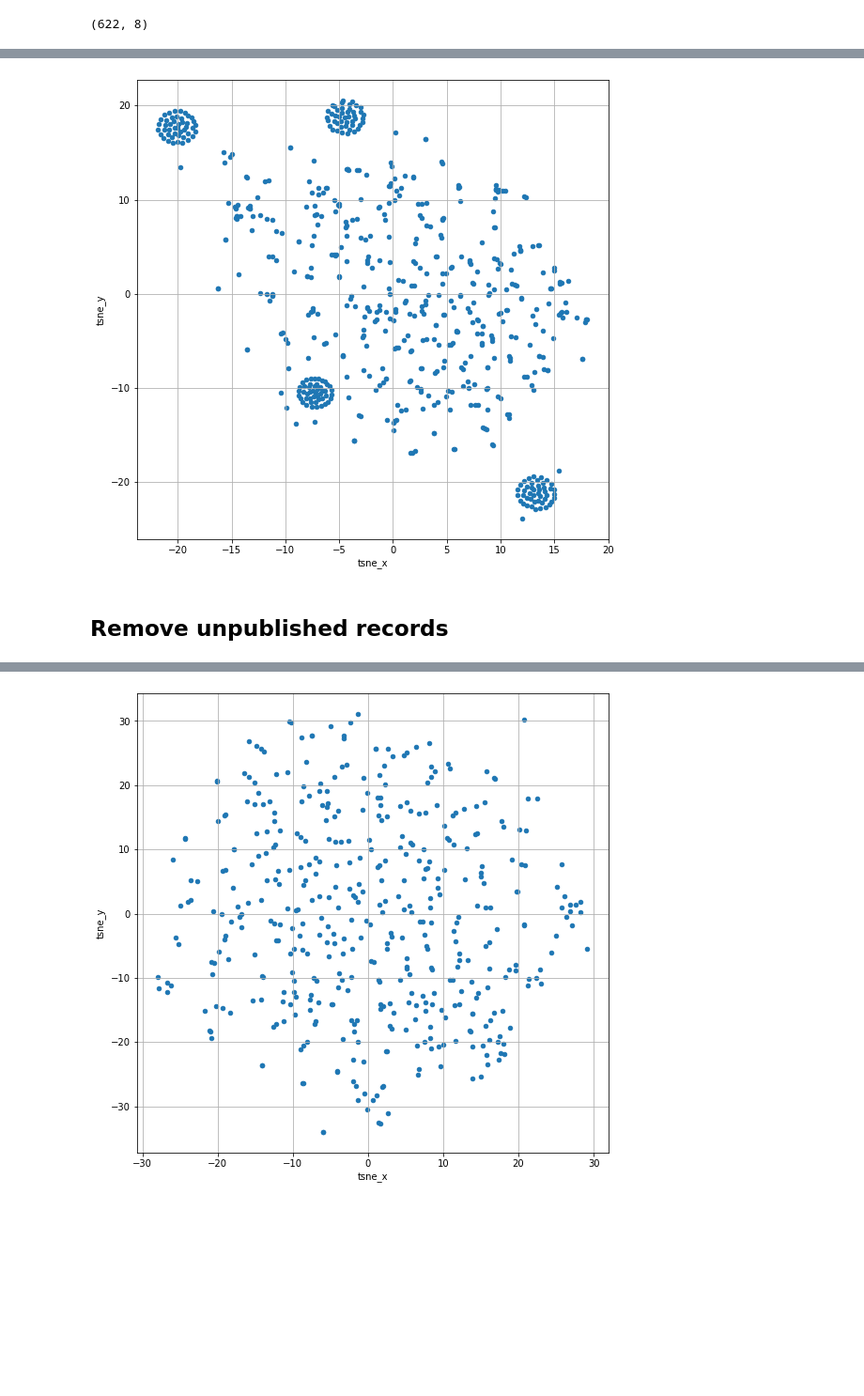
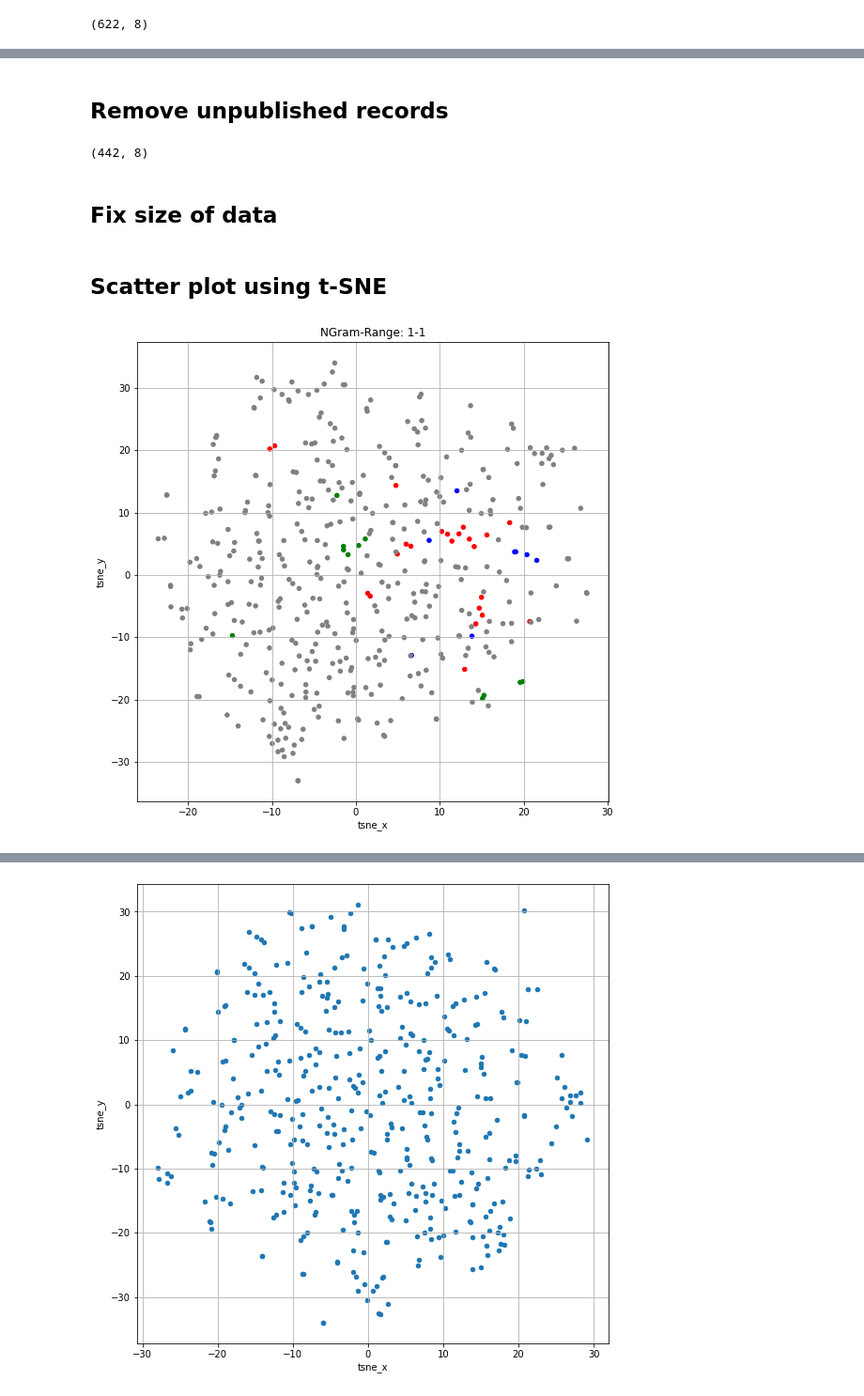
Before and after one commit to sanjaydasgupta/data-mining-of-website-articles, a Jupyter notebook: ml-blogs-eda.ipynb, the cells around one changed output, grey strips where cells are left out. Shown at 94% size. Cells and saved outputs as stored; diff of their text form; code cells hidden in the pictures; blank space fills up the shorter version.

```diff
--- a/ml-blogs-eda.ipynb
+++ b/ml-blogs-eda.ipynb
@@ -30,6 +24,37 @@ df621['tsne_y'] = tsne_xy[:, 1]
-# %%
-ax = df621.plot(kind='scatter', x='tsne_x', y='tsne_y', figsize=(9, 9), grid=True)
-# %% [output]
-[figure, removed]
 # %% [markdown]
 ## Remove unpublished records
+# %%
+df2 = df[df['summary'].notnull()].copy()
+print(df2.shape)
+# %% [output]
+(442, 8)
+# %% [markdown]
+## Fix size of data
+# %%
+df3 = df2.iloc[:442, :].copy()
+# %% [markdown]
+## Scatter plot using t-SNE
+# %%
+def scatter(data, ng):
+  vectorizer = TfidfVectorizer(stop_words='english', ngram_range=(1, ng)).fit(data['title'])
+  tfidf = vectorizer.transform(data['title'])
+  tsne_xy = TSNE(random_state=42).fit_transform(tfidf)
+  data['tsne_x'] = tsne_xy[:, 0]
+  data['tsne_y'] = tsne_xy[:, 1]
+  color_map = {'regression': 'red', 'classification': 'green', 'clustering': 'blue'}
+  def color_selector(t):
+    if 'regression' in t:
+      return 'red'
+    elif 'classification' in t:
+      return 'green'
+    elif 'clustering' in t:
+      return 'blue'
+    else:
+      return 'gray'
+  colors = data['title'].str.lower().map(color_selector).values
+  ax = data.plot(kind='scatter', x='tsne_x', y='tsne_y', figsize=(9, 9), grid=True, c=colors)
+  ax.set_title('NGram-Range: 1-%d' % ng)
+# %%
+scatter(df3, 1)
+# %% [output]
+[figure, added]
```
Also changed, not shown: parts of 12 cells of this notebook.
